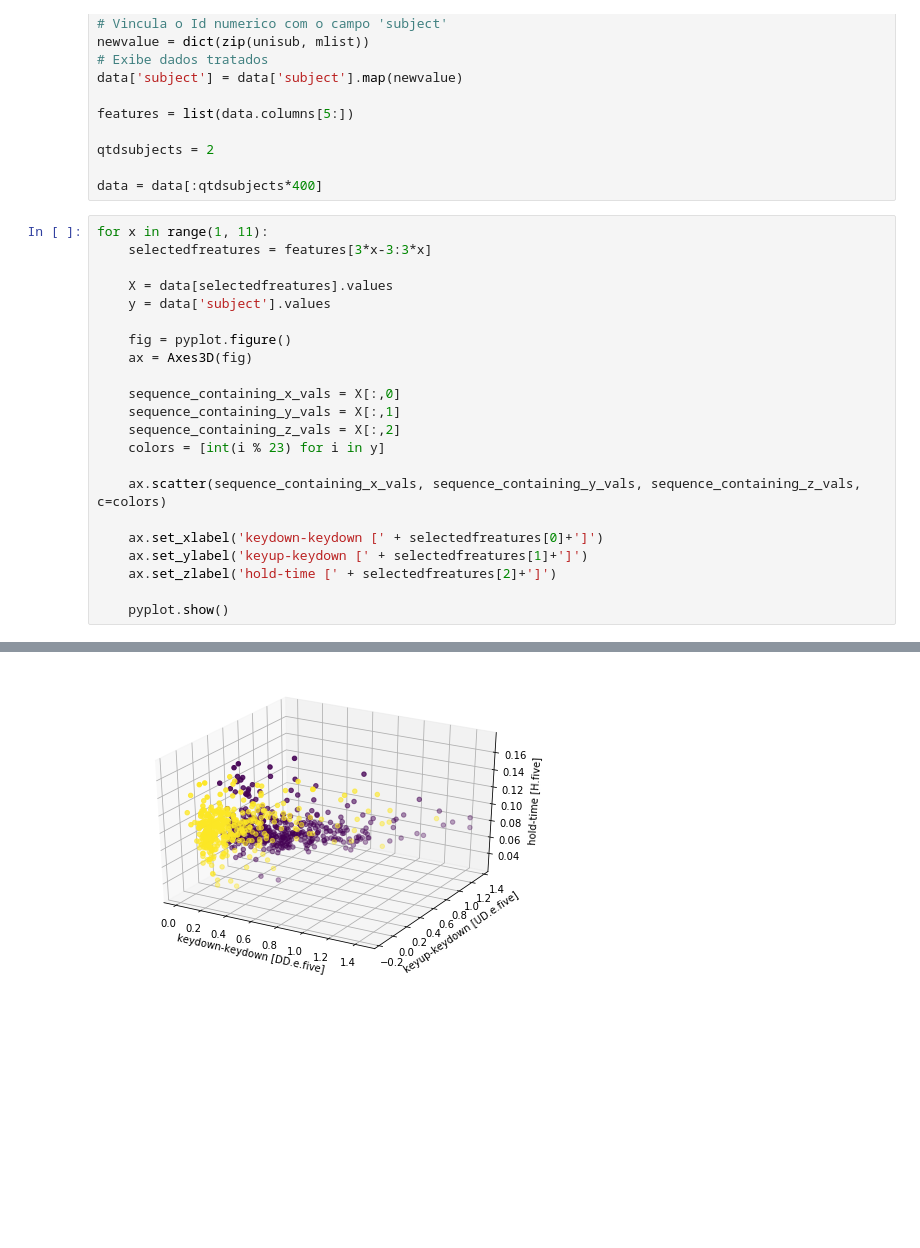
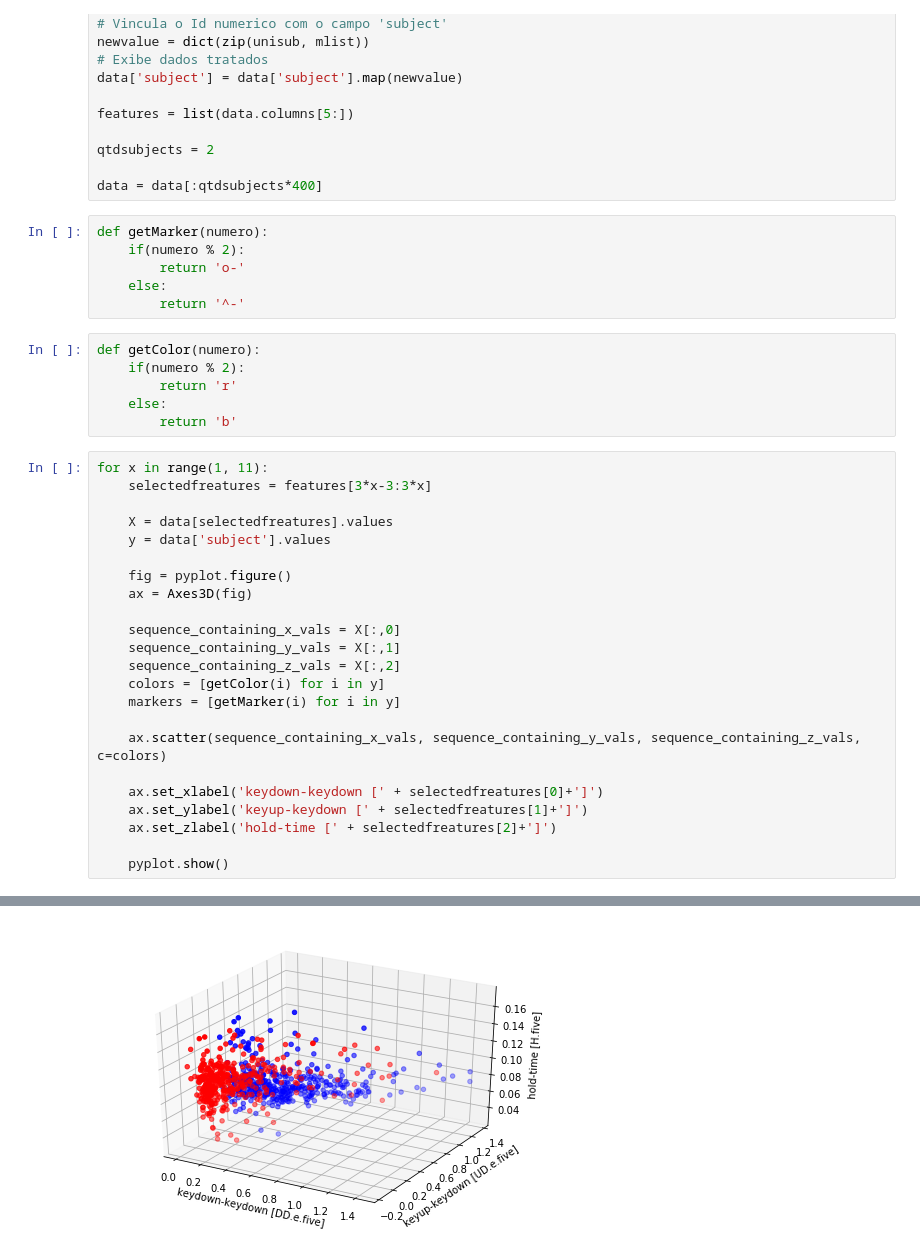
Before and after one commit to VitorScheffer/keystroke-dynamics-tcc, a Jupyter notebook: Notebooks/Keystroke Dynamics - Representação Visual.ipynb, the cells around one changed output, grey strips where cells are left out. Saved outputs shown, nothing was run; the diff lists cells and outputs as text; blank space fills up the shorter version.

```diff
--- a/Notebooks/Keystroke Dynamics - Representação Visual.ipynb
+++ b/Notebooks/Keystroke Dynamics - Representação Visual.ipynb
@@ -27,6 +28,18 @@ features = list(data.columns[5:])
 qtdsubjects = 2
 
 data = data[:qtdsubjects*400]
+# %%
+def getMarker(numero):
+    if(numero % 2):
+        return 'o-'
+    else:
+        return '^-'
+# %%
+def getColor(numero):
+    if(numero % 2):
+        return 'r'
+    else:
+        return 'b'
 # %%
 for x in range(1, 11):
     selectedfreatures = features[3*x-3:3*x]
@@ -40,7 +53,8 @@ for x in range(1, 11):
     sequence_containing_x_vals = X[:,0]
     sequence_containing_y_vals = X[:,1]
     sequence_containing_z_vals = X[:,2]
-    colors = [int(i % 23) for i in y]
+    colors = [getColor(i) for i in y]
+    markers = [getMarker(i) for i in y]
 
     ax.scatter(sequence_containing_x_vals, sequence_containing_y_vals, sequence_containing_z_vals, c=colors)
 
@@ -56 +70 @@ for x in range(1, 11):
-[figure, old version]
+[figure, new version]
```
Also changed, not shown: parts of 2 cells of this notebook.
